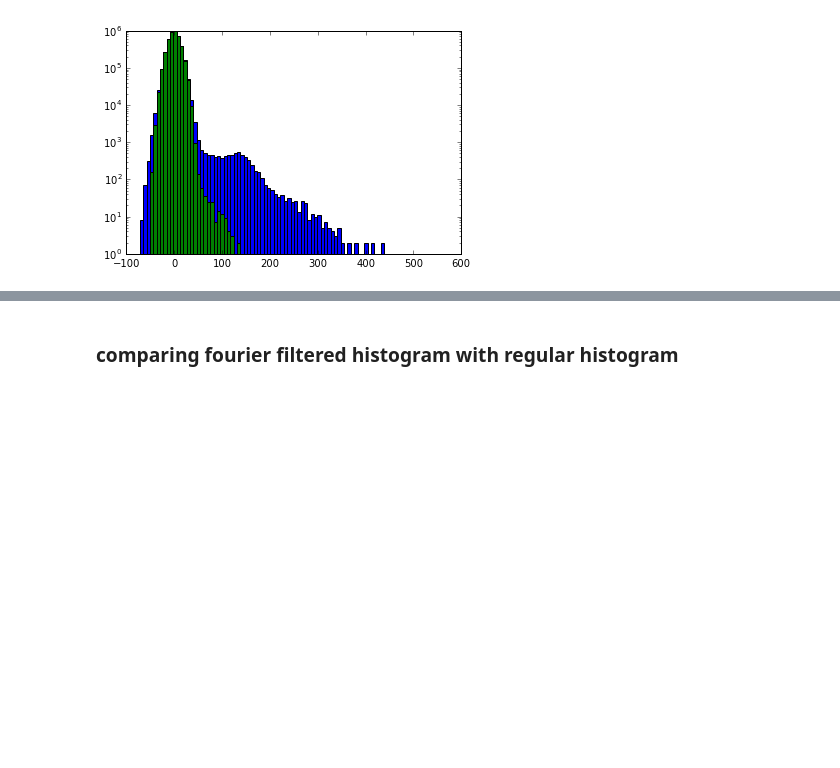
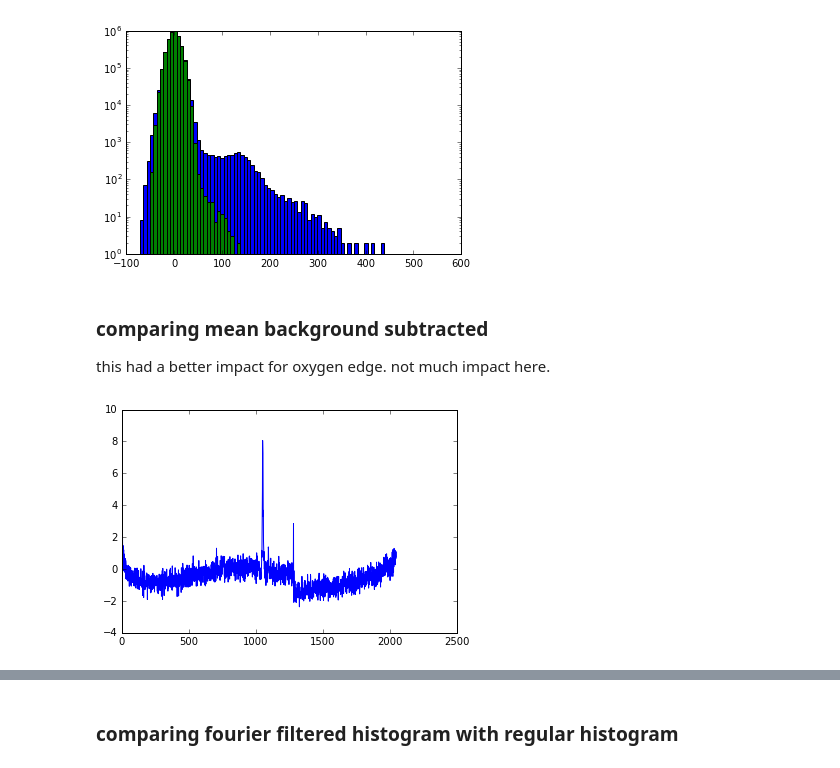
Before and after one commit to sioan/sxd_analysis_methods, a Jupyter notebook: andor_readout_noise/andor_lineout.ipynb, the cells around one changed output, grey strips where cells are left out. Drawn from its saved outputs; the diff is of its cells as text; code cells hidden in the pictures; blank space fills up the shorter version.

```diff
--- a/andor_readout_noise/andor_lineout.ipynb
+++ b/andor_readout_noise/andor_lineout.ipynb
@@ -100,3 +101,13 @@ hist(my_noise,bins=arange(-100,600,7),log=True)
 show()
 # %% [output]
 [figure]
+# %% [markdown]
+### comparing mean background subtracted
+this had a better impact for oxygen edge. not much impact here.
+# %%
+#average_background = mean(array([medfilt(i,35) for i in my_dict['andor/image']]),axis=0)     #cludge wave of getting background
+average_background = median(my_dict['andor/image'],axis=0)     #cludge wave of getting background
+plot(average_background)
+show()
+# %% [output]
+[figure, added]
```
Also changed, not shown: parts of 11 cells of this notebook, 1 other file.
